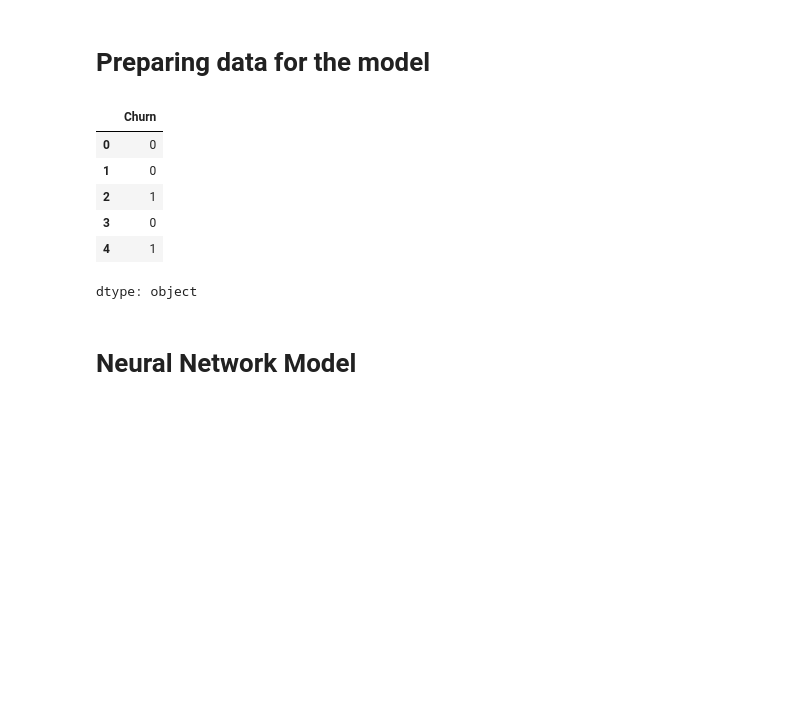
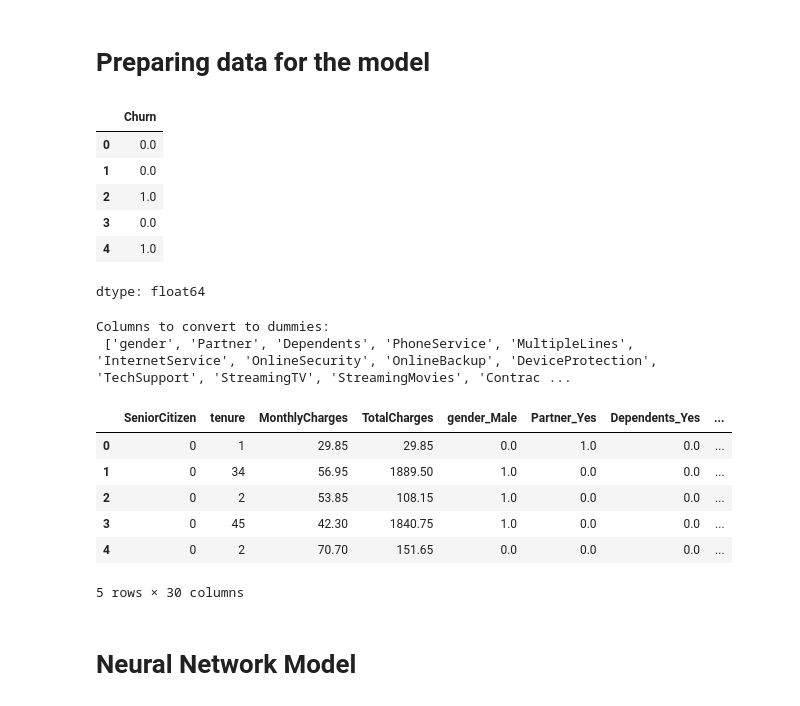
Before and after one commit to DawidSkowronski/PyTorch-Projects, a Jupyter notebook: Telco_Customer_Churn.ipynb, the cells around one changed output. Saved outputs shown, nothing was run; the diff lists cells and outputs as text; code cells hidden in the pictures; blank space fills up the shorter version.

```diff
--- a/Telco_Customer_Churn.ipynb
+++ b/Telco_Customer_Churn.ipynb
@@ -122,7 +122,7 @@ zero_total_charges_df
 
 zero_tot_charges_index = list(zero_total_charges_df.index)
 
-df.iloc[zero_tot_charges_index, 19] = 0.0
+df.iloc[zero_tot_charges_index, 19] = float(0.0)
 
 df.iloc[zero_tot_charges_index]
 # %% [output]
@@ -147,15 +147,18 @@ df.iloc[zero_tot_charges_index]
 X = df.drop(["Churn", "customerID"], axis = 1)
 Y = df['Churn']
 
+# Convert Total Charges to float
+X['TotalCharges'] = pd.to_numeric(X['TotalCharges'])
+
 # Convert Y to binary
-Y = Y.replace({'No':0,
-               'Yes':1})
+Y = Y.replace({'No': 0.0,
+               'Yes':1.0}).astype(float)
 Y.head()
 # %% [output]
 |  | Churn |
-| 0 | 0 |
-| 1 | 0 |
-| 2 | 1 |
-| 3 | 0 |
-| 4 | 1 |
+| 0 | 0.0 |
+| 1 | 0.0 |
+| 2 | 1.0 |
+| 3 | 0.0 |
+| 4 | 1.0 |
-dtype: object
+dtype: float64
@@ -163,0 +165,19 @@ dtype: object
+# %%
+# Convert non-decimal features to dummy variables
+print("Columns to convert to dummies: \n", X.select_dtypes(include  = 'object').columns.to_list())
+dummies_X = pd.get_dummies(X, drop_first=True, dtype=float)
+#drop_first = True  # removes the first categorical level to reduce k categories into k-1 binary columns
+# 1.0 in gender_Male means Male, 0.0 means Female
+
+dummies_X.head()
+# Data frame contains 30 columns after conversion
+# %% [output]
+Columns to convert to dummies:
+ ['gender', 'Partner', 'Dependents', 'PhoneService', 'MultipleLines', 'InternetService', 'OnlineSecurity', 'OnlineBackup', 'DeviceProtection', 'TechSupport', 'StreamingTV', 'StreamingMovies', 'Contrac ...
+|  | SeniorCitizen | tenure | MonthlyCharges | TotalCharges | gender_Male | Partner_Yes | Dependents_Yes | ... |
+| 0 | 0 | 1 | 29.85 | 29.85 | 0.0 | 1.0 | 0.0 | ... |
+| 1 | 0 | 34 | 56.95 | 1889.50 | 1.0 | 0.0 | 0.0 | ... |
+| 2 | 0 | 2 | 53.85 | 108.15 | 1.0 | 0.0 | 0.0 | ... |
+| 3 | 0 | 45 | 42.30 | 1840.75 | 1.0 | 0.0 | 0.0 | ... |
+| 4 | 0 | 2 | 70.70 | 151.65 | 0.0 | 0.0 | 0.0 | ... |
+5 rows × 30 columns
```
Also changed, not shown: parts of 11 cells of this notebook.
